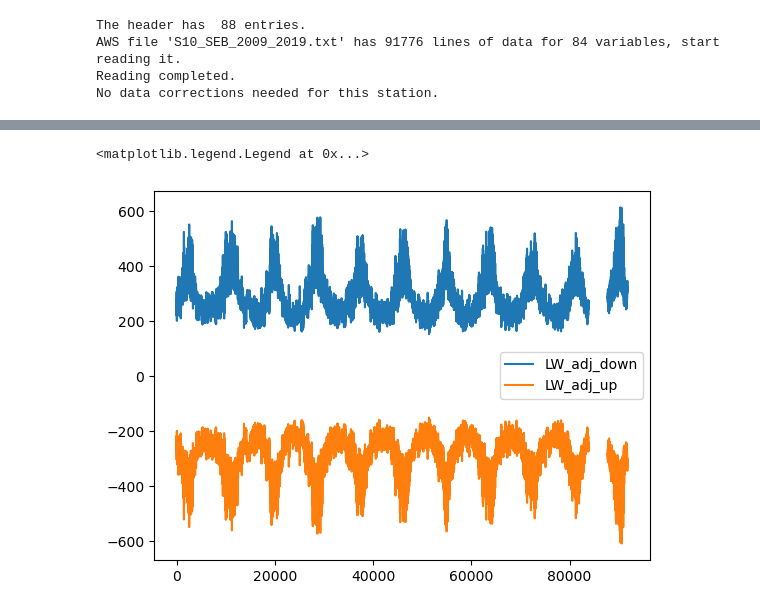
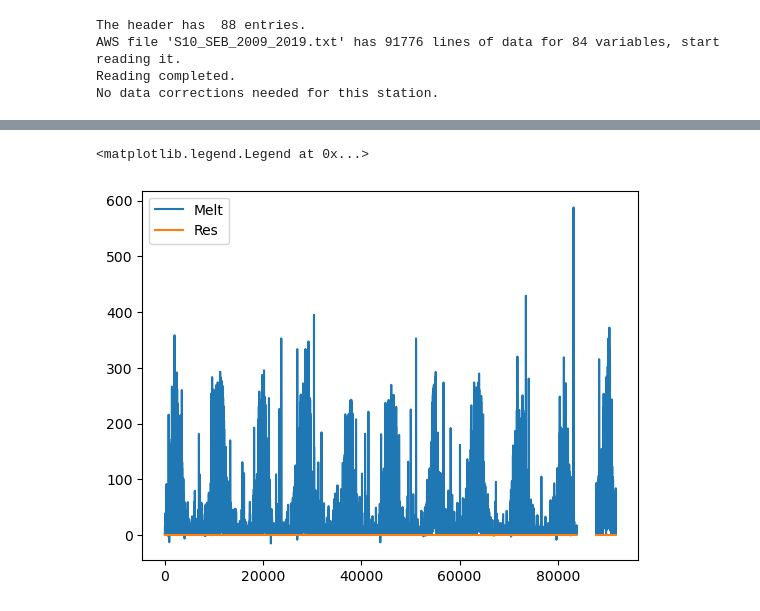
Before and after one commit to CLPHUU/IceAndClimate, a Jupyter notebook: Project_2/Project2_version2.ipynb, the cells around one changed output, grey strips where cells are left out. Saved outputs shown, nothing was run; the diff lists cells and outputs as text; code cells hidden in the pictures.

Commit message:
lhf + melt still fucked

```diff
--- a/Project_2/Project2_version2.ipynb
+++ b/Project_2/Project2_version2.ipynb
@@ -25,8 +25,13 @@ class CloseSEB():
         self.SWnet = SEBdata.Extract_Variable("SWnet_corr")
         self.LWup = SEBdata.Extract_Variable("LWout_corr")
         self.LWdown = SEBdata.Extract_Variable("LWin")
+        self.LWnet_model = SEBdata.Extract_Variable('LWnet_model')
+        self.LHF_initial = SEBdata.Extract_Variable("Hlat")
+        self.melt_initial= SEBdata.Extract_Variable("melt_energy")
+        self.res_initial = SEBdata.Extract_Variable("rest_energy")
         #Find the c_tbd array
         self.c_tbd = self.find_ctbd(SEBdata)
+
 
     def find_ctbd(self, SEBdata):
         '''Function to calculate infamous c_tbd'''
@@ -36,13 +41,14 @@ class CloseSEB():
         c_tbd = np.array(SHF)/(self.U10* (np.array(T_air2m) - np.array(T_surf)))
         c_tbd = np.array(c_tbd)
         c_tbd[c_tbd < 0] = 0
-        c_tbd[c_tbd > 5] = 5
+        c_tbd[c_tbd > 25] = 25
         c_tbd[c_tbd == np.nan] = 0
 
         self.c_tbd = c_tbd
         return c_tbd
 
     def print_var(self, var):
+        '''easy return of variable'''
         return getattr(self, var)
 
 
@@ -51,7 +57,7 @@ class CloseSEB():
         LW_adj_down = SEBf.convert_T_in_LWout(Tatm + dT, Celcius=False)*-1
         return LW_adj_down
 
-    def find_LHF(self,T, P, U10, RH):
+    def find_LHF(self,T, P, U10, RH,c_tbd):
         '''Function to calculate the latent heat flux from the 2m temperature, pressure, relative humidity and wind speed'''
         mv = 18.0153 #g/mol
         mair = 28.9644 #g/mol
@@ -75,7 +81,7 @@ class CloseSEB():
     def calc_Tsurf(self,T_surf_est,dT,LWadjdown,P,U10,RH,SWnet,c_tbd,SHF,G,get_Fluxes=False):
         '''Calculate the surface temperature from the bulk temperature and the wind speed'''
         sigma=5.67e-8
-        LHF = self.find_LHF(T_surf_est,P, U10, RH)
+        LHF = self.find_LHF(T_surf_est,P,U10,RH,c_tbd)
 
         c_adj = 4*(T_surf_est**3)*sigma + c_tbd*U10
         c_fixed = SWnet + LWadjdown + 3*sigma*T_surf_est**4 + SHF + U10*c_tbd*(dT+T_surf_est) + LHF + G
@@ -88,16 +94,16 @@ class CloseSEB():
         if get_Fluxes:
             LW_adj_up = -sigma*(T_surf_est)**4 - 4*sigma*(T_surf_est**3)*(T_surf_adj-T_surf_est)
             LW_adj_down = sigma*(T_surf_adj)**4
-            SHF_adj = SHF+U10*c_tbd*(dT+T_surf_est)
-            shf_res = 0#U10*c_tbd*(dT+T_surf_est)
+            SHF_adj = SHF+U10*c_tbd*(dT-(T_surf_adj-T_surf_est))
+
 
             LHF_adj = LHF
-            return LW_adj_up, LW_adj_down,SHF_adj, LHF_adj, shf_res
+            return LW_adj_up, LW_adj_down,SHF_adj, LHF_adj
 
     def calculate_melting(self,T_surf,dT,LWadjdown,P,U10,RH,SWnet,c_tbd,SHF,G,get_Fluxes=False):
         '''Function to calculate the melting energy from the surface temperature, pressure, relative humidity and wind speed'''
         sigma= 5.67e-8
-        LHF = self.find_LHF(T_surf,P, U10, RH)
+        LHF = self.find_LHF(T_surf,P, U10, RH,c_tbd)
 
         c_adj = 4*(T_surf**3)*sigma + c_tbd*U10
         c_fixed = SWnet + LWadjdown + 3*sigma*(T_surf**4) + SHF + U10*c_tbd*(dT+T_surf) + LHF + G
@@ -136,8 +142,8 @@ class CloseSEB():
                     return np.nan, np.nan, np.nan
 
         if get_Fluxes:
-            LW_adj_up, LW_adj_down, SHF_adj, LHF_adj,shf_res_adj = self.calc_Tsurf(T_surf_est=T_surf_updated,dT=1,LWadjdown=LWadjdown,P=P,U10=U10,RH=RH,SWnet=SWnet,c_tbd=c_tbd,SHF=SHF,G=G,get_Fluxes=True)
-            return LW_adj_up, LW_adj_down,SHF_adj, LHF_adj,shf_res_adj
+            LW_adj_up, LW_adj_down, SHF_adj, LHF_adj = self.calc_Tsurf(T_surf_est=T_surf_updated,dT=1,LWadjdown=LWadjdown,P=P,U10=U10,RH=RH,SWnet=SWnet,c_tbd=c_tbd,SHF=SHF,G=G,get_Fluxes=True)
+            return LW_adj_up, LW_adj_down,SHF_adj, LHF_adj
 
     def fetch_SEB(self, LWadjdown, dT,get_Fluxes=False):
         '''Function to fetch the SEB'''
@@ -150,7 +156,7 @@ class CloseSEB():
         LW_adj_down_arr = []
         SHF_adj_arr = []
         LHF_adj_arr = []
-        shf_adj_arr = []
+
 
 
         for idx, (T_s, P, RH, c_tbd,U10, SWnet, LWad, SHF, G) in enumerate(zip(self.T_surface, self.P, self.RH, self.c_tbd,self.U10,self.SWnet,LWadjdown,self.SHF_initial,self.G)):
@@ -161,16 +167,14 @@ class CloseSEB():
             T_surf_ar.append(T_surf)
 
             if get_Fluxes:
-                LW_adj_up, LW_adj_down, SHF_adj, LHF_adj,shf_res_adj = self.calculate_SEB(T_s, dT,LWad,P,U10,RH,SWnet,c_tbd,SHF,G,idxmax=10,get_Fluxes=True)
+                LW_adj_up, LW_adj_down, SHF_adj, LHF_adj = self.calculate_SEB(T_s, dT,LWad,P,U10,RH,SWnet,c_tbd,SHF,G,idxmax=10,get_Fluxes=True)
                 LW_adj_up_arr.append(LW_adj_up)
                 LW_adj_down_arr.append(LW_adj_down)
                 SHF_adj_arr.append(SHF_adj)
                 LHF_adj_arr.append(LHF_adj)
-                shf_adj_arr.append(shf_res_adj)
+
 
         SEB_dict = {'Melt': M_ar, 'Res': res_ar, 'T_surf': T_surf_ar}
         if get_Fluxes:
-            SEB_dict.update({'LW_adj_up': LW_adj_up_arr, 'LW_adj_down': LW_adj_down_arr, 'SHF_adj': SHF_adj_arr, 'LHF_adj': LHF_adj_arr, 'shf_res_adj': shf_adj_arr})
+            SEB_dict.update({'LW_adj_up': LW_adj_up_arr, 'LW_adj_down': LW_adj_down_arr, 'SHF_adj': SHF_adj_arr, 'LHF_adj': LHF_adj_arr})
         return SEB_dict
-# %%
-CloseSEB = CloseSEB(SEBdata)
@@ -188,2 +181,5 @@ LWadjdown = CloseSEB.LWadjdown(CloseSEB.T_air, 1)
 # %%
-melt_dict_fluxes = CloseSEB.fetch_SEB(LWadjdown=LWadjdown, dT=1,get_Fluxes=True)
+dT = 1
+SEB = CloseSEB(SEBdata)
+LWadjdown = SEB.LWadjdown(SEB.T_air, dT=dT)
+melt_dict_fluxes = SEB.fetch_SEB(LWadjdown=LWadjdown, dT=dT,get_Fluxes=True)
@@ -190,7 +193,7 @@ melt_dict_fluxes = CloseSEB.fetch_SEB(LWadjdown=LWadjdown, dT=1,get_Fluxes=True)
 # %%
-plt.plot(melt_dict_fluxes['LW_adj_down'], label='LW_adj_down')
-plt.plot(melt_dict_fluxes['LW_adj_up'], label='LW_adj_up')
+plt.plot(melt_dict_fluxes['Melt'], label='Melt')
+plt.plot(melt_dict_fluxes['Res'], label='Res')
 plt.legend()
 # %% [output]
 <matplotlib.legend.Legend at 0x...>
-[figure, old version]
+[figure, new version]
```
Also changed, not shown: parts of 12 cells of this notebook.
